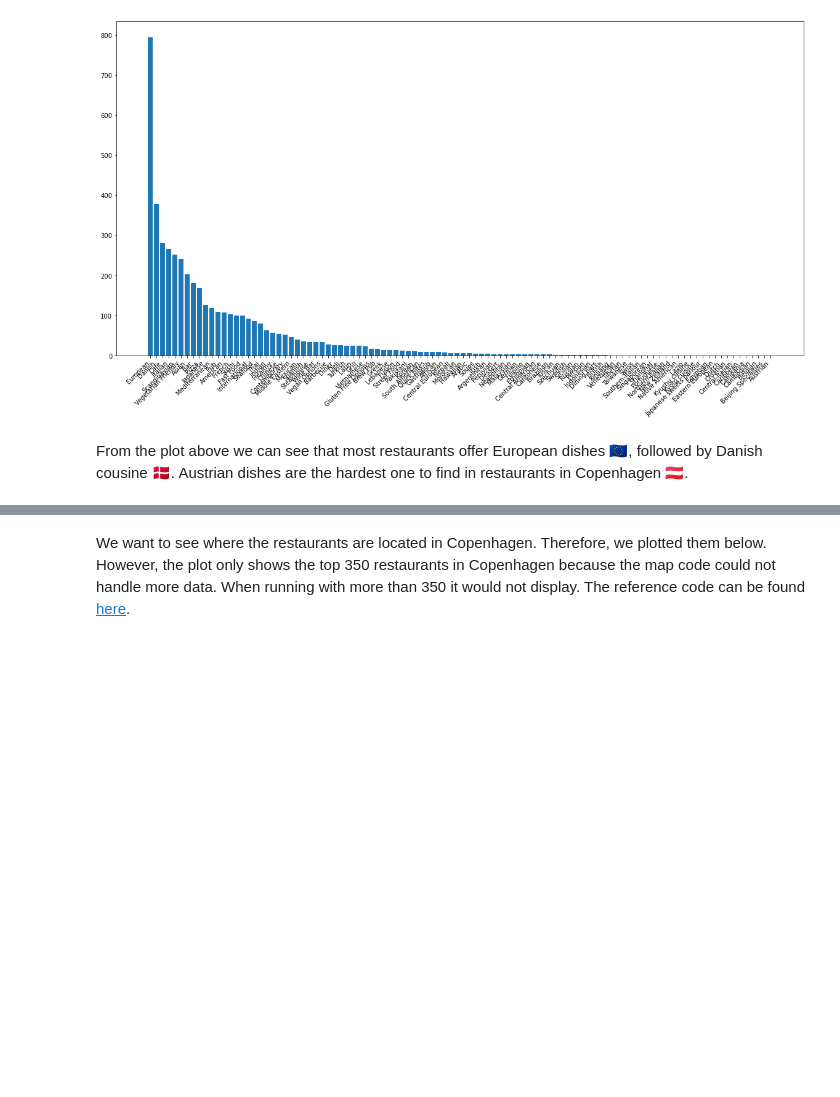
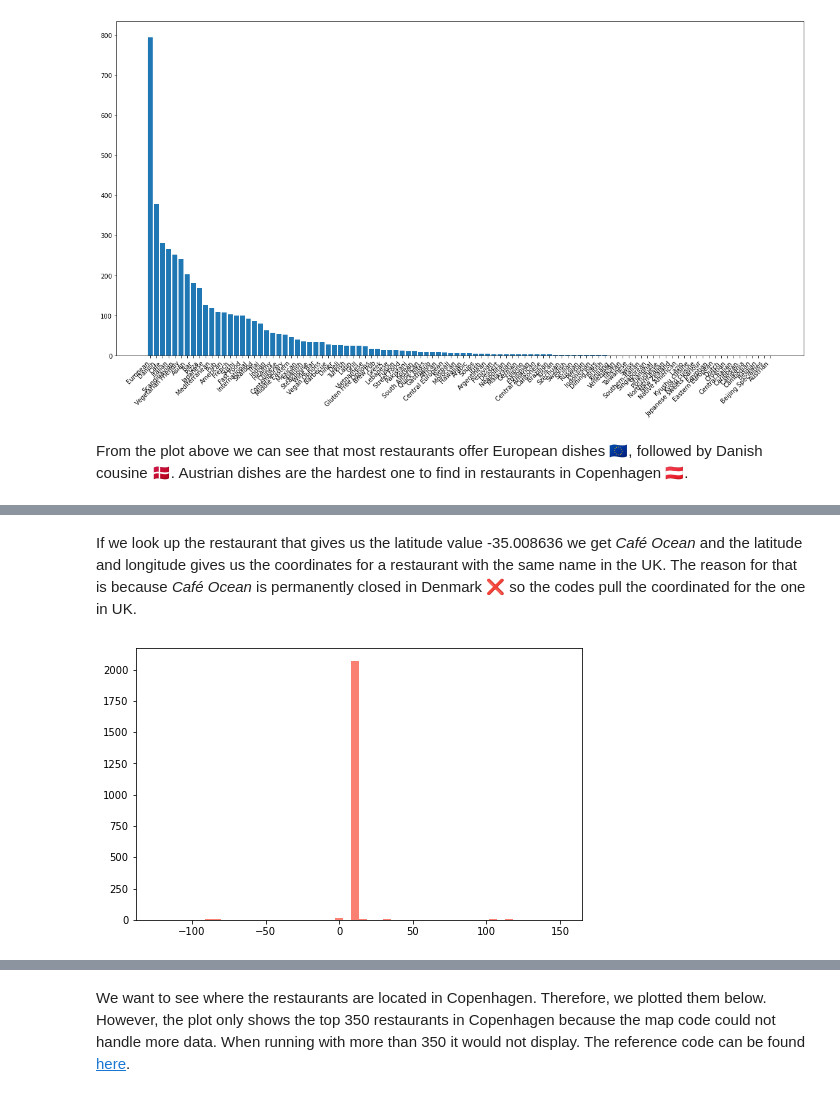
Before and after one commit to hlynurarni/Final_project_s42578_21, a Jupyter notebook: Milestone1.ipynb, the cells around one changed output, grey strips where cells are left out. Drawn from its saved outputs; the diff is of its cells as text; code cells hidden in the pictures; blank space fills up the shorter version.

```diff
--- a/Milestone1.ipynb
+++ b/Milestone1.ipynb
@@ -683 +714,9 @@ restaurants.loc[(restaurants['lat'] == -35.008636)]
+# %% [markdown]
+If we look up the restaurant that gives us the latitude value -35.008636 we get *Café Ocean* and the latitude and longitude gives us the coordinates for a restaurant with the same name in the UK. The reason for that is because *Café Ocean* is permanently closed in Denmark ❌ so the codes pull the coordinated for the one in UK.
+# %%
+plt.figure(figsize=(8,5))
+plt.hist(restaurants['lon'], bins = 50, color = "salmon");
+plt.show()
+# %% [output]
+[figure, added]
 # %%
```
Also changed, not shown: parts of 35 cells of this notebook.
